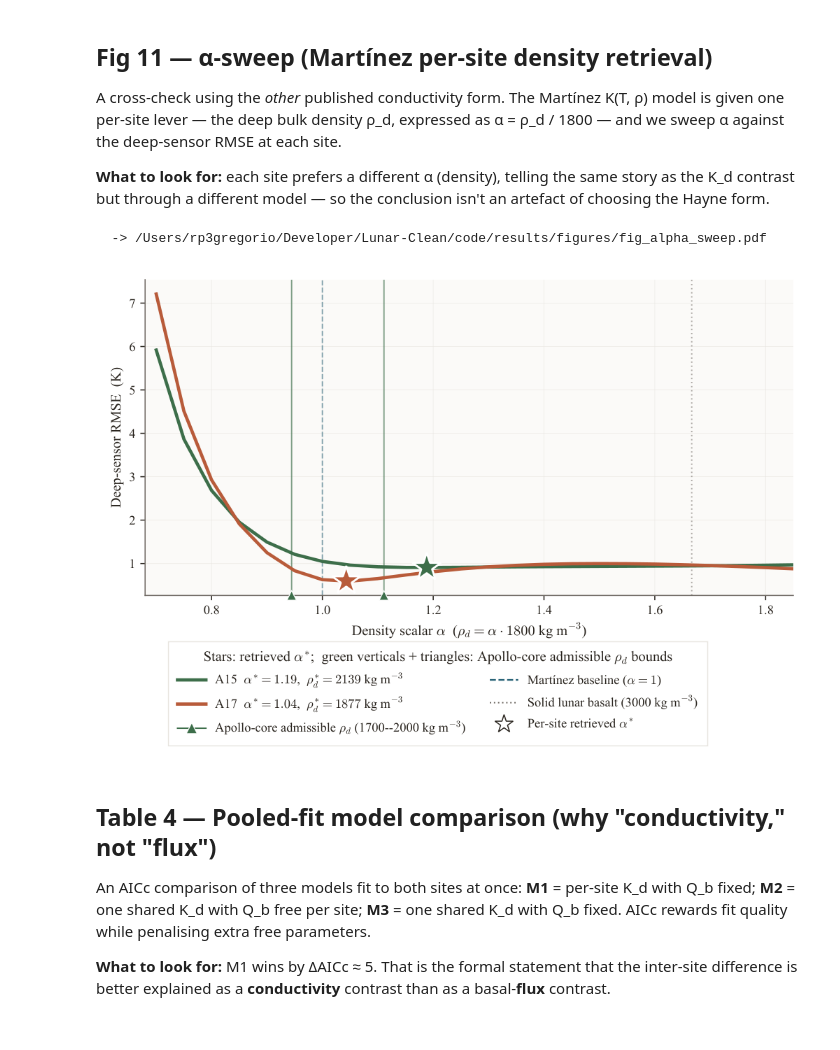
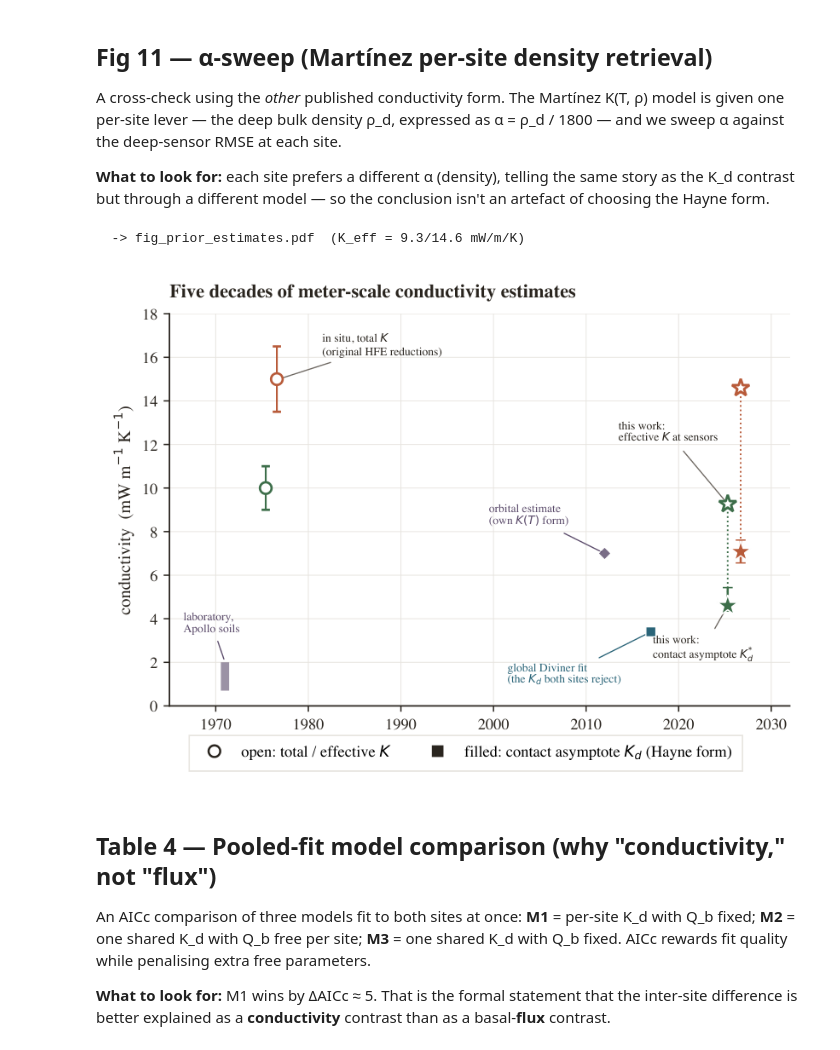
Before and after one commit to rp3gregorio/Lunar-HFE, a Jupyter notebook: code/notebooks/04_discussion.ipynb, the cells around one changed output. Drawn from its saved outputs; the diff is of its cells as text; code cells hidden in the pictures.

```diff
--- a/code/notebooks/04_discussion.ipynb
+++ b/code/notebooks/04_discussion.ipynb
@@ -24,7 +24,7 @@ sys.path.insert(0, str(ROOT))
 sys.path.insert(0, str(ROOT / 'src'))
 sys.path.insert(0, str(ROOT / 'pipeline' / 'figures'))
 OUTPUT = ROOT / 'results'
-FIGS = ROOT / 'results' / 'figures'
+FIGS = ROOT.parent / 'figures'   # shared top-level figures/ (what documents read)
 
 d = json.loads((OUTPUT / 'kd_retrieval_results.json').read_text())
 
@@ -78,12 +78,12 @@ at each site.
 the same story as the K_d contrast but through a different model — so the
 conclusion isn't an artefact of choosing the Hayne form.
 # %%
-import make_alpha_sweep_figure
-make_alpha_sweep_figure.main()
-show_fig('fig_alpha_sweep')
+import make_prior_estimates_figure
+make_prior_estimates_figure.main()   # -> figures/fig_prior_estimates.pdf (the letter's Fig 10)
+show_fig('fig_prior_estimates')
 # %% [output]
-  -> /Users/rp3gregorio/Developer/Lunar-Clean/code/results/figures/fig_alpha_sweep.pdf
+  -> fig_prior_estimates.pdf  (K_eff = 9.3/14.6 mW/m/K)
-[figure, old version]
+[figure, new version]
 # %% [markdown]
 ## Table 4 — Pooled-fit model comparison (why "conductivity," not "flux")
 
```
Also changed, not shown: parts of 2 cells of this notebook, 14 other files.
